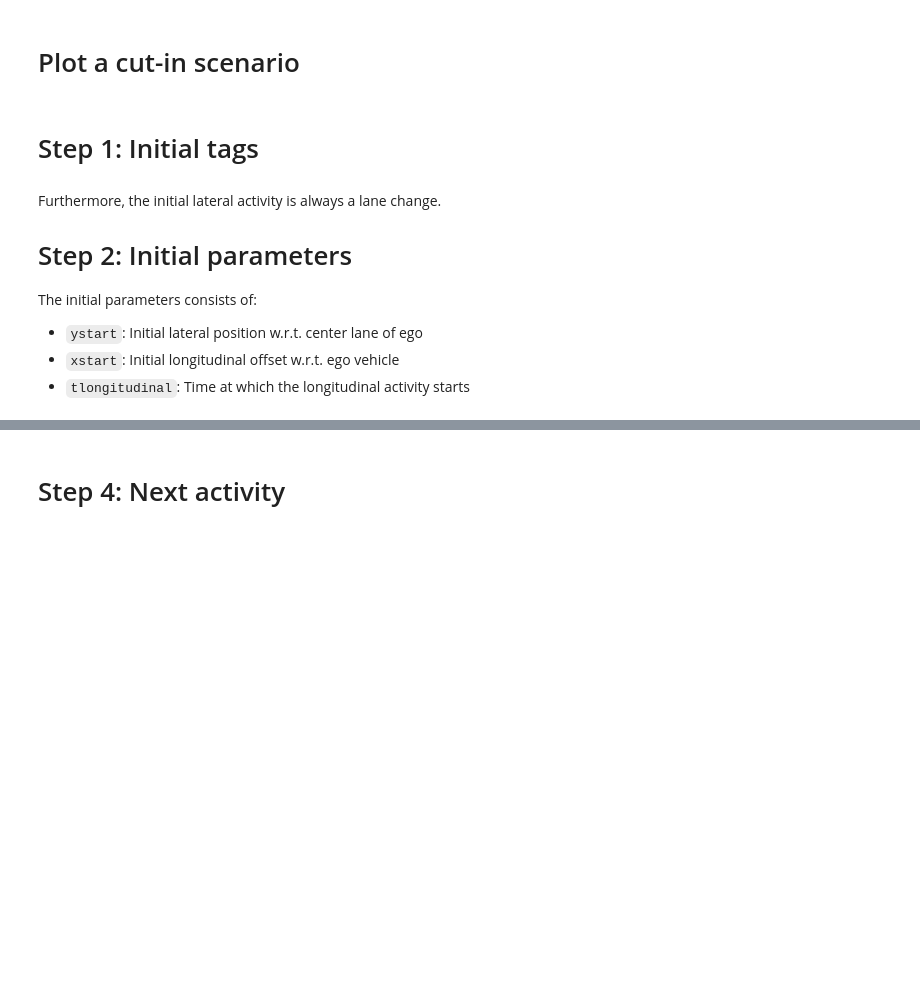
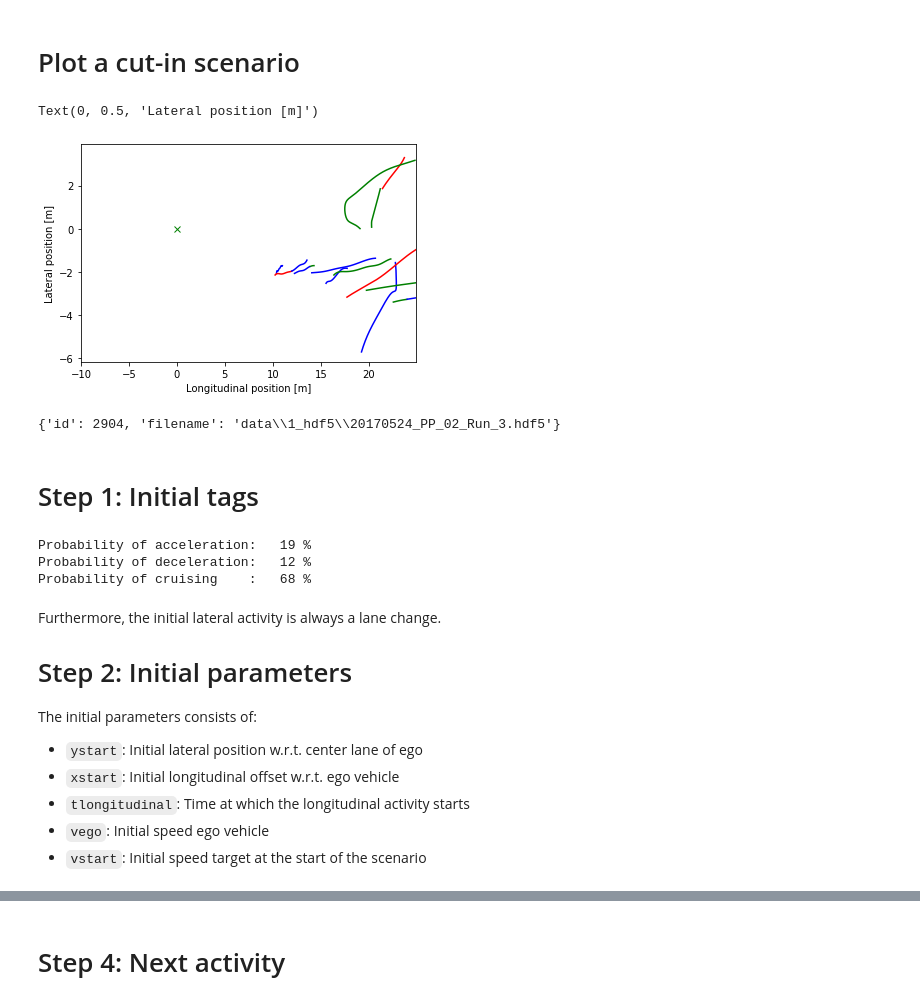
Before and after one commit to ErwindeGelder/ScenarioDomainModel, a Jupyter notebook: 20190725 Scenario Risk/python/Cut-in detection.ipynb, the cells around one changed output, grey strips where cells are left out. Saved outputs shown, nothing was run; the diff lists cells and outputs as text; code cells hidden in the pictures; blank space fills up the shorter version.

```diff
--- a/20190725 Scenario Risk/python/Cut-in detection.ipynb
+++ b/20190725 Scenario Risk/python/Cut-in detection.ipynb
@@ -48,7 +50,7 @@ def cutin_parameters(scenario):
                 init_activity_target = 'a'
             else:
                 init_activity_target = 'c'
-            tstartlon = activity.tstart
+            tstartlon = activity.tstart - scenario.time["start"]
             tendlin = activity.tend
             break
 
@@ -73,6 +75,7 @@ df["vdiff"] = df["vstart"] - df["vego"]
 df["ystartabs"] = np.abs(df["ystart"])
 df["yspeed"] = (df["yend"] - df["ystart"]) / df["duration"]
 df["yspeedabs"] = np.abs(df["yspeed"])
+df["tstartlonmap"] = np.log(-df["tstartlon"]+1)
 # %% [markdown]
 # Plot a cut-in scenario
 # %%
@@ -116,13 +119,27 @@ def plot_cutin(scenario, axes=None):
 # %%
 axes = plot_cutin(DBE.get_item("scenario", 0))
 for i in range(1, 20):
     plot_cutin(DBE.get_item("scenario", i), axes=axes)
+plt.xlabel("Longitudinal position [m]")
+plt.ylabel("Lateral position [m]")
+# %% [output]
+Text(0, 0.5, 'Lateral position [m]')
+[figure, added]
+# %%
+s = DBE.get_item("scenario", 39)
+s.actors[1].properties
+# %% [output]
+{'id': 2904, 'filename': 'data\\1_hdf5\\20170524_PP_02_Run_3.hdf5'}
 # %% [markdown]
 # Step 1: Initial tags
 # %%
 for activity, abbr in zip(["acceleration", "deceleration", "cruising"], ["a", "d", "c"]):
-    print("Probability of {:12s}: {:4.1f} %".
+    print("Probability of {:12s}: {:4.0f} %".
           format(activity, np.sum(df["init_activity_target"] == abbr)/nscenarios*100))
+# %% [output]
+Probability of acceleration:   19 %
+Probability of deceleration:   12 %
+Probability of cruising    :   68 %
 # %% [markdown]
 Furthermore, the initial lateral activity is always a lane change.
 
@@ -133,6 +150,8 @@ The initial parameters consists of:
 - `ystart`: Initial lateral position w.r.t. center lane of ego
 - `xstart`: Initial longitudinal offset w.r.t. ego vehicle
 - `tlongitudinal`: Time at which the longitudinal activity starts
+- `vego`: Initial speed ego vehicle
+- `vstart`: Initial speed target at the start of the scenario
 # %%
 # Determine if the parameters depend on the initial longitudinal activity.
 def get_ks_result(act1, act2, signal):
```
Also changed, not shown: parts of 22 cells of this notebook, 3 other files.
